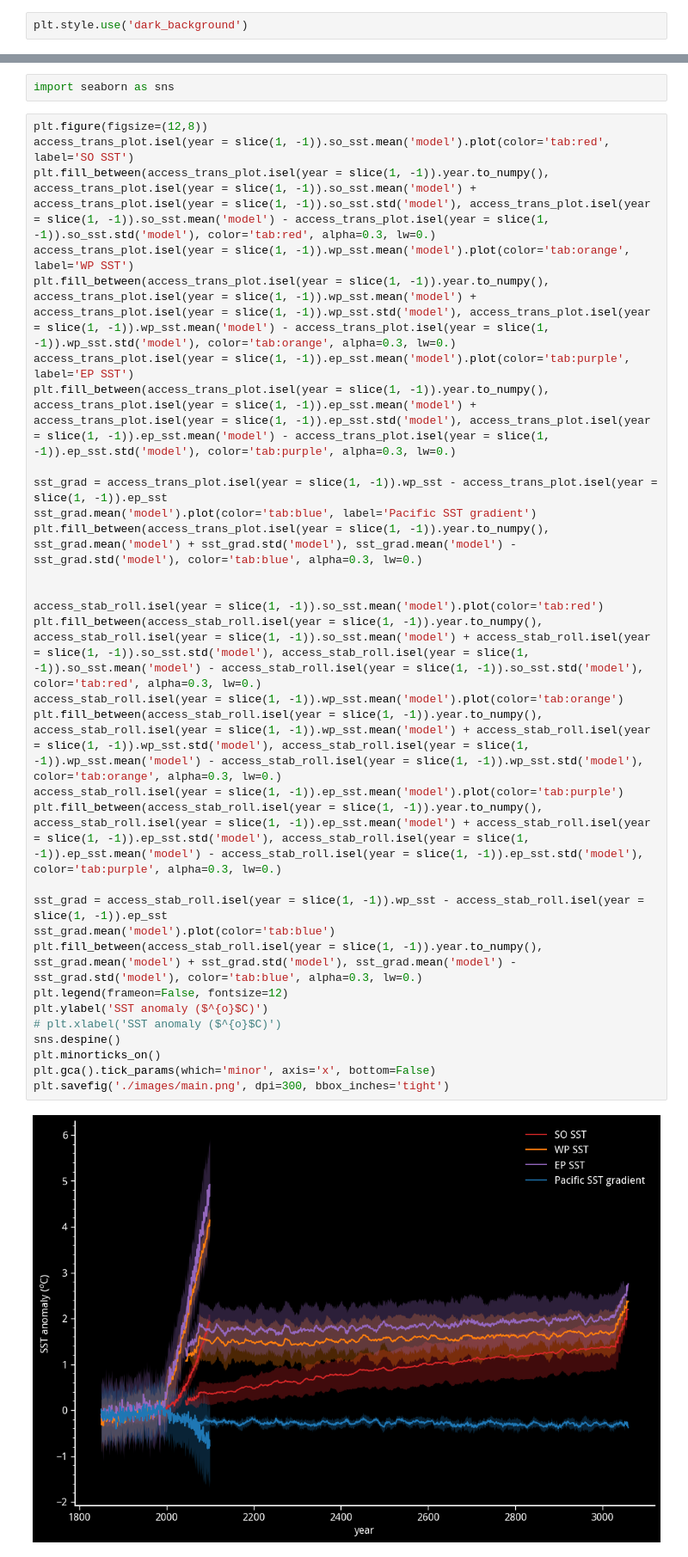
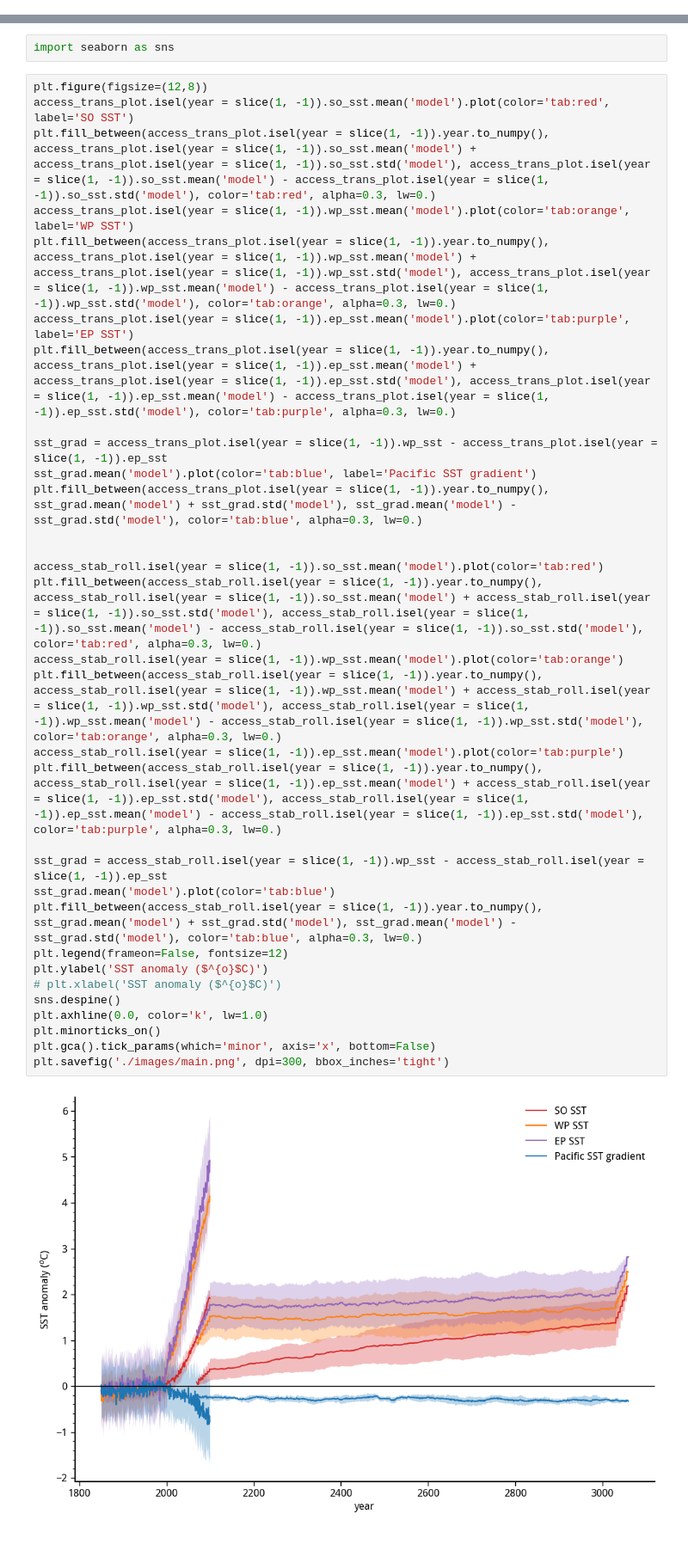
Before and after one commit to adisen99/net_zero_enso_pacific_changes, a Jupyter notebook: 02_access_lens_stabilised.ipynb, the cells around one changed output, grey strips where cells are left out. Shown: that part at 86% size. Drawn from its saved outputs; the diff is of its cells as text.

```diff
--- a/02_access_lens_stabilised.ipynb
+++ b/02_access_lens_stabilised.ipynb
@@ -347,5 +341,3 @@ access_stab.groupby('time.year').mean('time').gmst_anom.mean('model').plot()
 # %%
 access_trans = xr.open_dataset('./data/res/access_transient.nc')
 access_stab = xr.open_dataset('./data/res/access_stable.nc')
-# %%
-plt.style.use('dark_background')
@@ -361,34 +355,35 @@ plt.figure(figsize=(12,8))
 access_trans_plot.isel(year = slice(1, -1)).so_sst.mean('model').plot(color='tab:red', label='SO SST')
 plt.fill_between(access_trans_plot.isel(year = slice(1, -1)).year.to_numpy(), access_trans_plot.isel(year = slice(1, -1)).so_sst.mean('model') + access_trans_plot.isel(year = slice(1, -1)).so_sst.std('model'), access_trans_plot.isel(year = slice(1, -1)).so_sst.mean('model') - access_trans_plot.isel(year = slice(1, -1)).so_sst.std('model'), color='tab:red', alpha=0.3, lw=0.)
 access_trans_plot.isel(year = slice(1, -1)).wp_sst.mean('model').plot(color='tab:orange', label='WP SST')
 plt.fill_between(access_trans_plot.isel(year = slice(1, -1)).year.to_numpy(), access_trans_plot.isel(year = slice(1, -1)).wp_sst.mean('model') + access_trans_plot.isel(year = slice(1, -1)).wp_sst.std('model'), access_trans_plot.isel(year = slice(1, -1)).wp_sst.mean('model') - access_trans_plot.isel(year = slice(1, -1)).wp_sst.std('model'), color='tab:orange', alpha=0.3, lw=0.)
 access_trans_plot.isel(year = slice(1, -1)).ep_sst.mean('model').plot(color='tab:purple', label='EP SST')
 plt.fill_between(access_trans_plot.isel(year = slice(1, -1)).year.to_numpy(), access_trans_plot.isel(year = slice(1, -1)).ep_sst.mean('model') + access_trans_plot.isel(year = slice(1, -1)).ep_sst.std('model'), access_trans_plot.isel(year = slice(1, -1)).ep_sst.mean('model') - access_trans_plot.isel(year = slice(1, -1)).ep_sst.std('model'), color='tab:purple', alpha=0.3, lw=0.)
 
 sst_grad = access_trans_plot.isel(year = slice(1, -1)).wp_sst - access_trans_plot.isel(year = slice(1, -1)).ep_sst
 sst_grad.mean('model').plot(color='tab:blue', label='Pacific SST gradient')
 plt.fill_between(access_trans_plot.isel(year = slice(1, -1)).year.to_numpy(), sst_grad.mean('model') + sst_grad.std('model'), sst_grad.mean('model') - sst_grad.std('model'), color='tab:blue', alpha=0.3, lw=0.)
 
 
 access_stab_roll.isel(year = slice(1, -1)).so_sst.mean('model').plot(color='tab:red')
 plt.fill_between(access_stab_roll.isel(year = slice(1, -1)).year.to_numpy(), access_stab_roll.isel(year = slice(1, -1)).so_sst.mean('model') + access_stab_roll.isel(year = slice(1, -1)).so_sst.std('model'), access_stab_roll.isel(year = slice(1, -1)).so_sst.mean('model') - access_stab_roll.isel(year = slice(1, -1)).so_sst.std('model'), color='tab:red', alpha=0.3, lw=0.)
 access_stab_roll.isel(year = slice(1, -1)).wp_sst.mean('model').plot(color='tab:orange')
 plt.fill_between(access_stab_roll.isel(year = slice(1, -1)).year.to_numpy(), access_stab_roll.isel(year = slice(1, -1)).wp_sst.mean('model') + access_stab_roll.isel(year = slice(1, -1)).wp_sst.std('model'), access_stab_roll.isel(year = slice(1, -1)).wp_sst.mean('model') - access_stab_roll.isel(year = slice(1, -1)).wp_sst.std('model'), color='tab:orange', alpha=0.3, lw=0.)
 access_stab_roll.isel(year = slice(1, -1)).ep_sst.mean('model').plot(color='tab:purple')
 plt.fill_between(access_stab_roll.isel(year = slice(1, -1)).year.to_numpy(), access_stab_roll.isel(year = slice(1, -1)).ep_sst.mean('model') + access_stab_roll.isel(year = slice(1, -1)).ep_sst.std('model'), access_stab_roll.isel(year = slice(1, -1)).ep_sst.mean('model') - access_stab_roll.isel(year = slice(1, -1)).ep_sst.std('model'), color='tab:purple', alpha=0.3, lw=0.)
 
 sst_grad = access_stab_roll.isel(year = slice(1, -1)).wp_sst - access_stab_roll.isel(year = slice(1, -1)).ep_sst
 sst_grad.mean('model').plot(color='tab:blue')
 plt.fill_between(access_stab_roll.isel(year = slice(1, -1)).year.to_numpy(), sst_grad.mean('model') + sst_grad.std('model'), sst_grad.mean('model') - sst_grad.std('model'), color='tab:blue', alpha=0.3, lw=0.)
 plt.legend(frameon=False, fontsize=12)
 plt.ylabel('SST anomaly ($^{o}$C)')
 # plt.xlabel('SST anomaly ($^{o}$C)')
 sns.despine()
+plt.axhline(0.0, color='k', lw=1.0)
 plt.minorticks_on()
 plt.gca().tick_params(which='minor', axis='x', bottom=False)
 plt.savefig('./images/main.png', dpi=300, bbox_inches='tight')
 # %% [output]
-[figure, old version]
+[figure, new version]
 # %%
 plt.figure(figsize=(14,4))
 plt.subplot(131)
```
Also changed, not shown: parts of 15 cells of this notebook, 5 other files.
